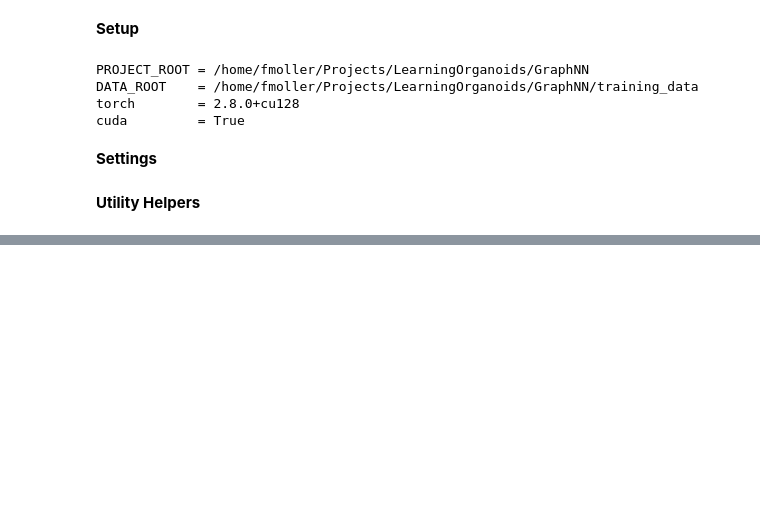
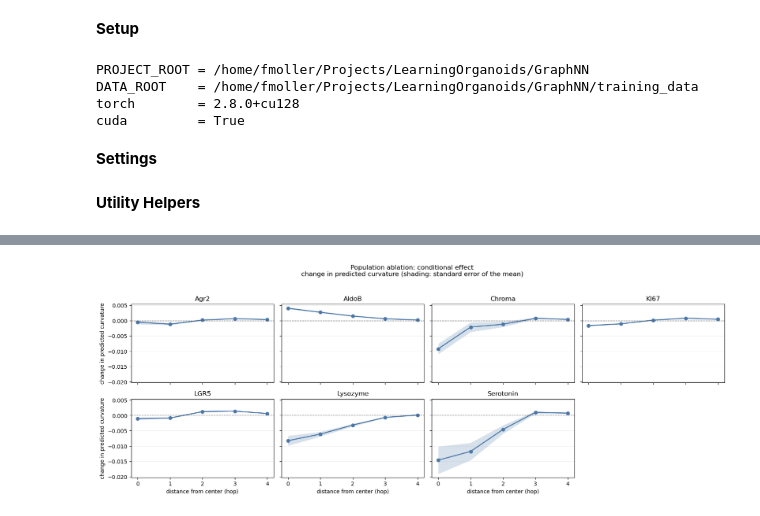
Before and after one commit to fskovbo/organoid_GNN, a Jupyter notebook: experiments/ablation_analysis.ipynb, the cells around one changed output, grey strips where cells are left out. Saved outputs shown, nothing was run; the diff lists cells and outputs as text; code cells hidden in the pictures; blank space fills up the shorter version.

```diff
--- a/experiments/ablation_analysis.ipynb
+++ b/experiments/ablation_analysis.ipynb
@@ -1347,0 +1070,91 @@ Saved folded ablation/conversion experiment -> /home/fmoller/Projects/LearningOr
+# %%
+def plot_population_metric_by_marker(
+    summary_df,
+    metric,
+    value_column,
+    sem_column,
+    estimand_label,
+    filename,
+):
+    spec = METRICS[metric]
+    metric_df = summary_df[summary_df["metric"] == metric]
+    n_markers = len(marker_names)
+    n_cols = 4
+    n_rows = 2
+    if n_markers > n_rows * n_cols:
+        raise ValueError("The 2x4 population layout supports at most eight markers.")
+    fig, axes = plt.subplots(
+        n_rows,
+        n_cols,
+        figsize=(4.1 * n_cols, 3.1 * n_rows),
+        sharex=True,
+        sharey=True,
+        squeeze=False,
+    )
+    axes = axes.ravel()
+    color = "#4C78A8"
+
+    for ax, marker in zip(axes, marker_names):
+        marker_df = metric_df[metric_df["marker"] == marker].sort_values("hop")
+        hops = marker_df["hop"].to_numpy(float)
+        means = marker_df[value_column].to_numpy(float)
+        sems = marker_df[sem_column].to_numpy(float)
+        ax.plot(
+            hops,
+            means,
+            marker="o",
+            linewidth=1.8,
+            color=color,
+        )
+        valid_band = np.isfinite(hops) & np.isfinite(means) & np.isfinite(sems)
+        if np.any(valid_band):
+            ax.fill_between(
+                hops[valid_band],
+                means[valid_band] - sems[valid_band],
+                means[valid_band] + sems[valid_band],
+                color=color,
+                alpha=0.22,
+                linewidth=0,
+            )
+        ax.axhline(0, color="0.25", linestyle="--", linewidth=0.9)
+        ax.set_title(marker)
+        ax.set_xticks(range(0, NUM_LAYERS + 1))
+        ax.grid(axis="y", alpha=0.22)
+
+    for ax in axes[n_markers:]:
+        ax.set_visible(False)
+    for ax in axes[-n_cols:]:
+        if ax.get_visible():
+            ax.set_xlabel("distance from center (hop)")
+    for row in range(n_rows):
+        axes[row * n_cols].set_ylabel(spec["label"])
+
+    fig.suptitle(
+        f"Population ablation: {estimand_label}\n"
+        f"{spec['label']} (shading: standard error of the mean)"
+    )
+    fig.tight_layout(rect=[0, 0, 1, 0.95])
+    save_figure(fig, filename)
+    plt.show()
+    return fig, axes
+
+
+for metric, spec in METRICS.items():
+    plot_population_metric_by_marker(
+        population_summary_df,
+        metric,
+        "conditional_effect",
+        "conditional_sem",
+        "conditional effect",
+        f"population_conditional_{spec['short']}",
+    )
+    plot_population_metric_by_marker(
+        population_summary_df,
+        metric,
+        "prevalence_weighted_effect",
+        "prevalence_weighted_sem",
+        "prevalence-weighted effect",
+        f"population_prevalence_weighted_{spec['short']}",
+    )
+# %% [output]
+[figure, added]
```
Also changed, not shown: parts of 50 cells of this notebook, 6 other files.
